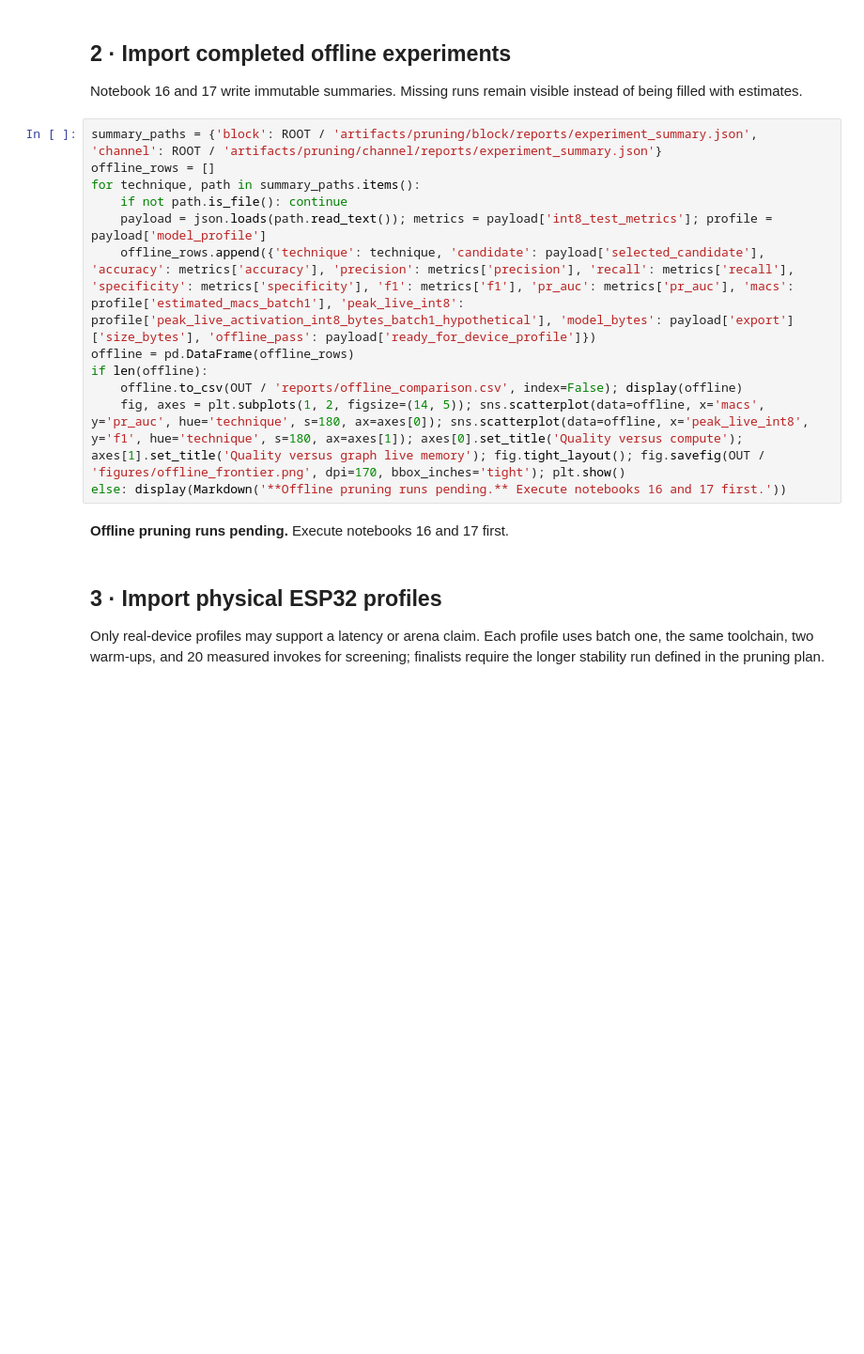
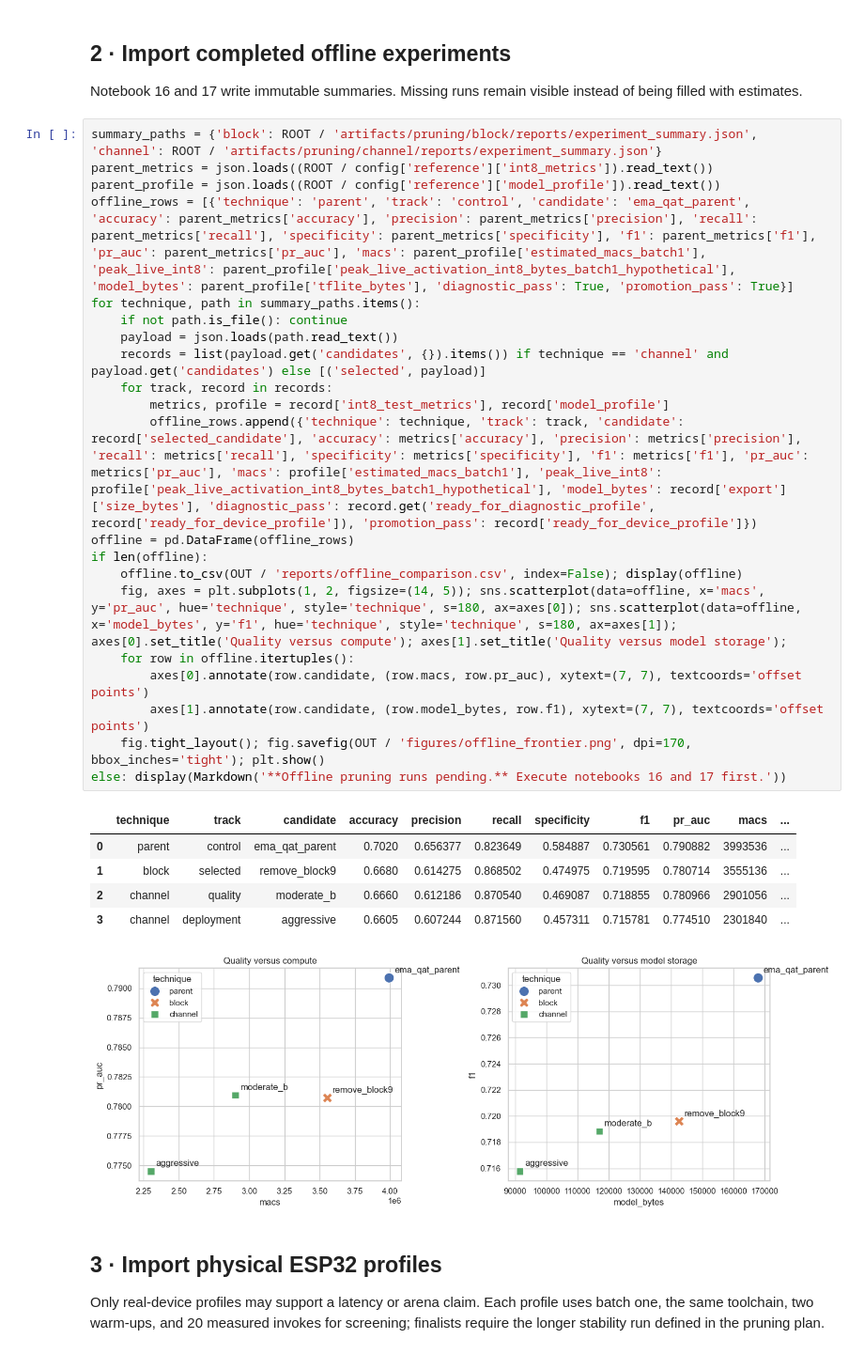
Before and after one commit to KhoanDoanVan/visual-wake-words-esp32-cam, a Jupyter notebook: optimization/pruning/18_pruning_experiment_comparison.ipynb, the cells around one changed output. Shown at 94% size. Drawn from its saved outputs; the diff is of its cells as text; blank space fills up the shorter version.

```diff
--- a/optimization/pruning/18_pruning_experiment_comparison.ipynb
+++ b/optimization/pruning/18_pruning_experiment_comparison.ipynb
@@ -67,18 +67,32 @@ fig.tight_layout(); fig.savefig(OUT / 'figures/structural_frontier.png', dpi=170
 Notebook 16 and 17 write immutable summaries. Missing runs remain visible instead of being filled with estimates.
 # %%
 summary_paths = {'block': ROOT / 'artifacts/pruning/block/reports/experiment_summary.json', 'channel': ROOT / 'artifacts/pruning/channel/reports/experiment_summary.json'}
-offline_rows = []
+parent_metrics = json.loads((ROOT / config['reference']['int8_metrics']).read_text())
+parent_profile = json.loads((ROOT / config['reference']['model_profile']).read_text())
+offline_rows = [{'technique': 'parent', 'track': 'control', 'candidate': 'ema_qat_parent', 'accuracy': parent_metrics['accuracy'], 'precision': parent_metrics['precision'], 'recall': parent_metrics['recall'], 'specificity': parent_metrics['specificity'], 'f1': parent_metrics['f1'], 'pr_auc': parent_metrics['pr_auc'], 'macs': parent_profile['estimated_macs_batch1'], 'peak_live_int8': parent_profile['peak_live_activation_int8_bytes_batch1_hypothetical'], 'model_bytes': parent_profile['tflite_bytes'], 'diagnostic_pass': True, 'promotion_pass': True}]
 for technique, path in summary_paths.items():
     if not path.is_file(): continue
-    payload = json.loads(path.read_text()); metrics = payload['int8_test_metrics']; profile = payload['model_profile']
-    offline_rows.append({'technique': technique, 'candidate': payload['selected_candidate'], 'accuracy': metrics['accuracy'], 'precision': metrics['precision'], 'recall': metrics['recall'], 'specificity': metrics['specificity'], 'f1': metrics['f1'], 'pr_auc': metrics['pr_auc'], 'macs': profile['estimated_macs_batch1'], 'peak_live_int8': profile['peak_live_activation_int8_bytes_batch1_hypothetical'], 'model_bytes': payload['export']['size_bytes'], 'offline_pass': payload['ready_for_device_profile']})
+    payload = json.loads(path.read_text())
+    records = list(payload.get('candidates', {}).items()) if technique == 'channel' and payload.get('candidates') else [('selected', payload)]
+    for track, record in records:
+        metrics, profile = record['int8_test_metrics'], record['model_profile']
+        offline_rows.append({'technique': technique, 'track': track, 'candidate': record['selected_candidate'], 'accuracy': metrics['accuracy'], 'precision': metrics['precision'], 'recall': metrics['recall'], 'specificity': metrics['specificity'], 'f1': metrics['f1'], 'pr_auc': metrics['pr_auc'], 'macs': profile['estimated_macs_batch1'], 'peak_live_int8': profile['peak_live_activation_int8_bytes_batch1_hypothetical'], 'model_bytes': record['export']['size_bytes'], 'diagnostic_pass': record.get('ready_for_diagnostic_profile', record['ready_for_device_profile']), 'promotion_pass': record['ready_for_device_profile']})
 offline = pd.DataFrame(offline_rows)
 if len(offline):
     offline.to_csv(OUT / 'reports/offline_comparison.csv', index=False); display(offline)
-    fig, axes = plt.subplots(1, 2, figsize=(14, 5)); sns.scatterplot(data=offline, x='macs', y='pr_auc', hue='technique', s=180, ax=axes[0]); sns.scatterplot(data=offline, x='peak_live_int8', y='f1', hue='technique', s=180, ax=axes[1]); axes[0].set_title('Quality versus compute'); axes[1].set_title('Quality versus graph live memory'); fig.tight_layout(); fig.savefig(OUT / 'figures/offline_frontier.png', dpi=170, bbox_inches='tight'); plt.show()
+    fig, axes = plt.subplots(1, 2, figsize=(14, 5)); sns.scatterplot(data=offline, x='macs', y='pr_auc', hue='technique', style='technique', s=180, ax=axes[0]); sns.scatterplot(data=offline, x='model_bytes', y='f1', hue='technique', style='technique', s=180, ax=axes[1]); axes[0].set_title('Quality versus compute'); axes[1].set_title('Quality versus model storage');
+    for row in offline.itertuples():
+        axes[0].annotate(row.candidate, (row.macs, row.pr_auc), xytext=(7, 7), textcoords='offset points')
+        axes[1].annotate(row.candidate, (row.model_bytes, row.f1), xytext=(7, 7), textcoords='offset points')
+    fig.tight_layout(); fig.savefig(OUT / 'figures/offline_frontier.png', dpi=170, bbox_inches='tight'); plt.show()
 else: display(Markdown('**Offline pruning runs pending.** Execute notebooks 16 and 17 first.'))
 # %% [output]
-**Offline pruning runs pending.** Execute notebooks 16 and 17 first.
+|  | technique | track | candidate | accuracy | precision | recall | specificity | f1 | pr_auc | macs | ... |
+| 0 | parent | control | ema_qat_parent | 0.7020 | 0.656377 | 0.823649 | 0.584887 | 0.730561 | 0.790882 | 3993536 | ... |
+| 1 | block | selected | remove_block9 | 0.6680 | 0.614275 | 0.868502 | 0.474975 | 0.719595 | 0.780714 | 3555136 | ... |
+| 2 | channel | quality | moderate_b | 0.6660 | 0.612186 | 0.870540 | 0.469087 | 0.718855 | 0.780966 | 2901056 | ... |
+| 3 | channel | deployment | aggressive | 0.6605 | 0.607244 | 0.871560 | 0.457311 | 0.715781 | 0.774510 | 2301840 | ... |
+[figure, added]
 # %% [markdown]
 ## 3 · Import physical ESP32 profiles
 
```
Also changed, not shown: parts of 3 cells of this notebook, 2 other files.
